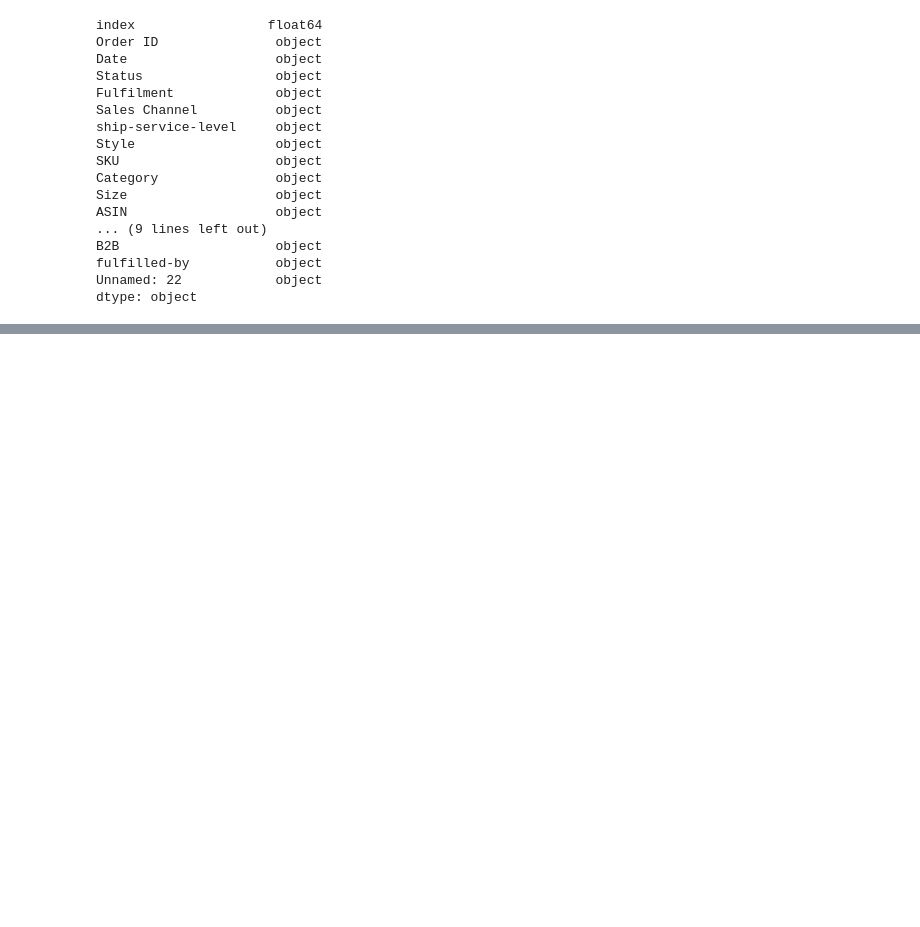
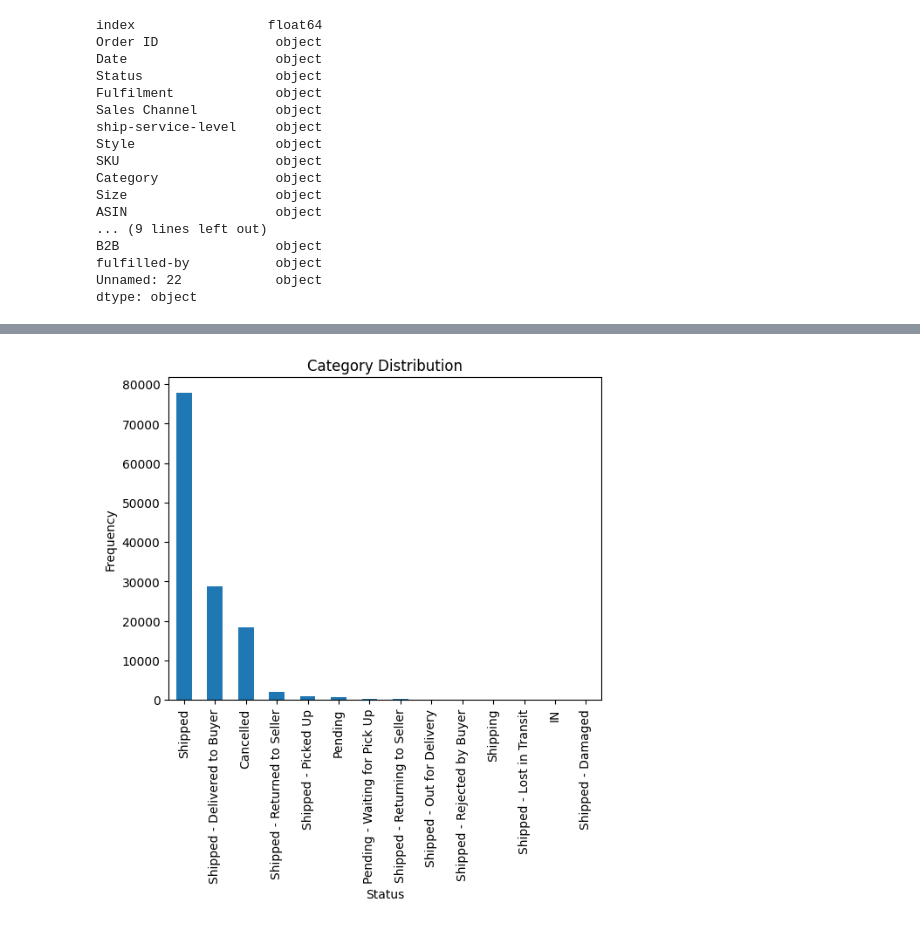
Before and after one commit to FairozMoheb/slash_task, a Jupyter notebook: task.ipynb, the cells around one changed output, grey strips where cells are left out. Saved outputs shown, nothing was run; the diff lists cells and outputs as text; code cells hidden in the pictures; blank space fills up the shorter version.

```diff
--- a/task.ipynb
+++ b/task.ipynb
@@ -45,0 +57,8 @@ dtype: object
+# %%
+report['Status'].value_counts().plot(kind='bar')
+plt.xlabel('Status')
+plt.ylabel('Frequency')
+plt.title('Category Distribution')
+plt.show()
+# %% [output]
+[figure, added]
```
Also changed, not shown: parts of 5 cells of this notebook.
